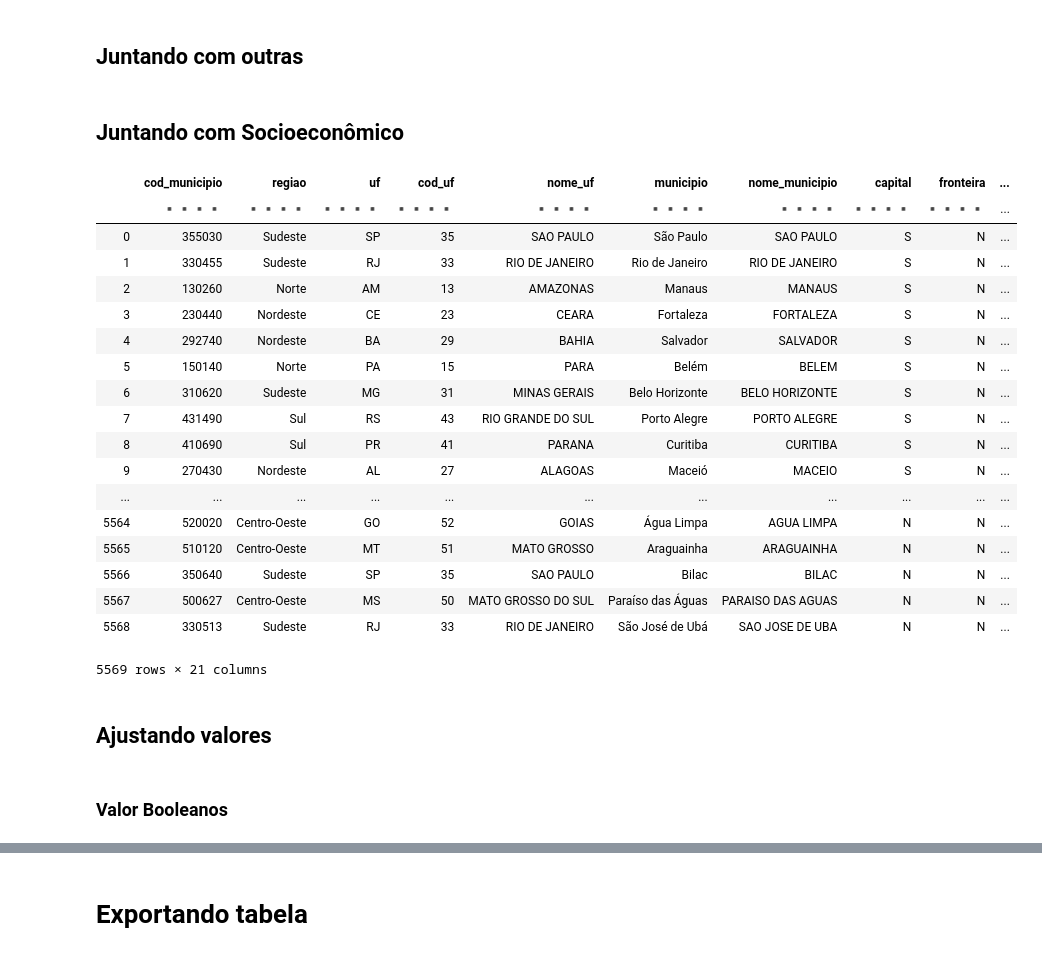
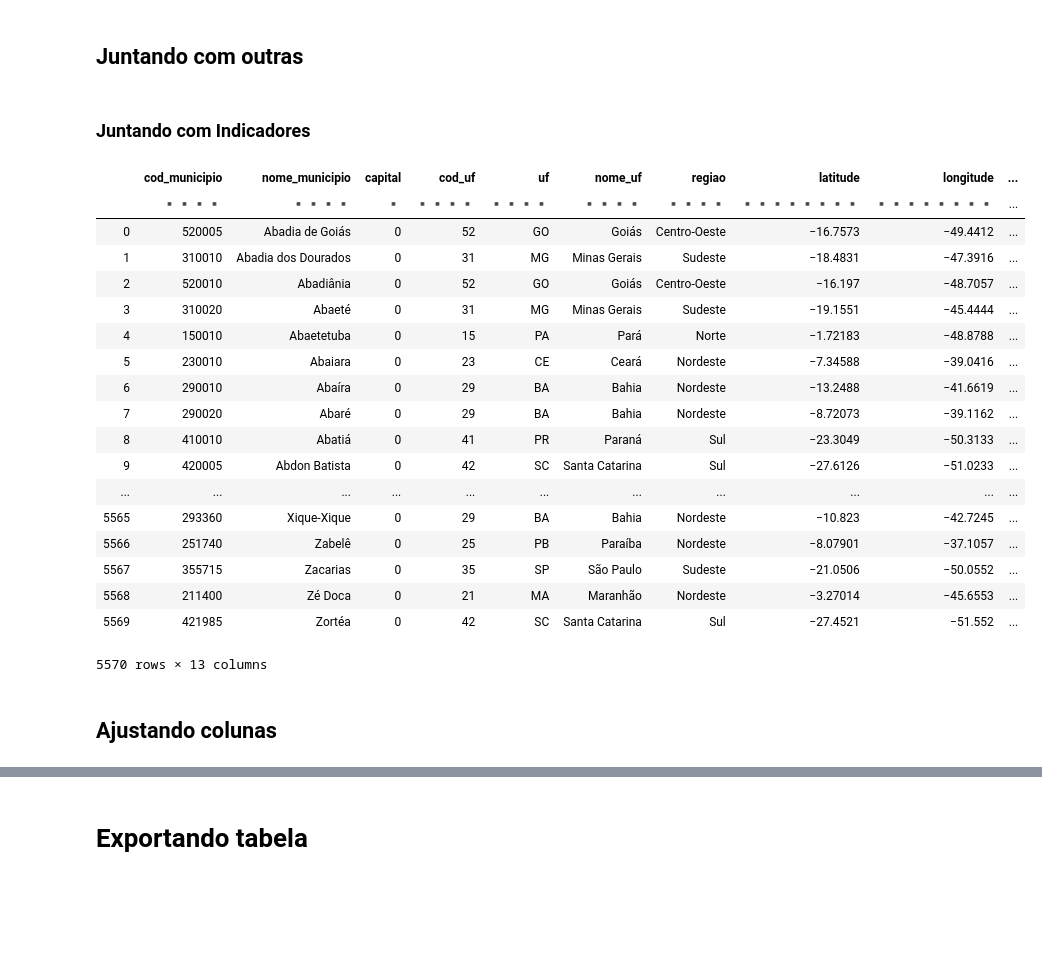
Before and after one commit to lucaslopes/gestantes, a Jupyter notebook: sections/table_muns.ipynb, the cells around one changed output, grey strips where cells are left out. Saved outputs shown, nothing was run; the diff lists cells and outputs as text; code cells hidden in the pictures; blank space fills up the shorter version.

```diff
--- a/sections/table_muns.ipynb
+++ b/sections/table_muns.ipynb
@@ -121,7 +74,7 @@ df_socioeco
 # %% [markdown]
 ### Municípios
 # %%
-df_munic = df_socioeco.loc[df_socioeco['tipo'] == 'MUNIC'].copy()
+df_munic = df_indc.loc[df_indc['tipo'] == 'MUNIC'].copy()
 df_munic.drop(columns=['tipo'], inplace=True)
 df_munic['codigo'] = df_munic['codigo'].apply(lambda x: (str(x).replace('.', '') + '00')[:6])
 df_munic['prefix'] = df_munic['codigo'].apply(lambda x: str(x)[:2])
@@ -196,35 +149,30 @@ df_socioeco
 # %% [markdown]
 ## Juntando com outras
 # %% [markdown]
-## Juntando com Socioeconômico
+### Juntando com Indicadores
-# %%
-df_socioeco.key = 'cod_municipio'
-df_mun = df_mun[:, :, dt.join(df_socioeco)]
-cols_mun = list(df_mun.names)
-cols_mun = cols_mun[:-2] + [cols_mun[-1]] + [cols_mun[-2]]
-df_mun = df_mun[:, cols_mun]
-df_mun
-# %% [output]
-|  | cod_municipio | regiao | uf | cod_uf | nome_uf | municipio | nome_municipio | capital | fronteira | ... |
-|  | ▪▪▪▪ | ▪▪▪▪ | ▪▪▪▪ | ▪▪▪▪ | ▪▪▪▪ | ▪▪▪▪ | ▪▪▪▪ | ▪▪▪▪ | ▪▪▪▪ | ... |
-| 0 | 355030 | Sudeste | SP | 35 | SAO PAULO | São Paulo | SAO PAULO | S | N | ... |
-| 1 | 330455 | Sudeste | RJ | 33 | RIO DE JANEIRO | Rio de Janeiro | RIO DE JANEIRO | S | N | ... |
-| 2 | 130260 | Norte | AM | 13 | AMAZONAS | Manaus | MANAUS | S | N | ... |
-| 3 | 230440 | Nordeste | CE | 23 | CEARA | Fortaleza | FORTALEZA | S | N | ... |
-| 4 | 292740 | Nordeste | BA | 29 | BAHIA | Salvador | SALVADOR | S | N | ... |
-| 5 | 150140 | Norte | PA | 15 | PARA | Belém | BELEM | S | N | ... |
-| 6 | 310620 | Sudeste | MG | 31 | MINAS GERAIS | Belo Horizonte | BELO HORIZONTE | S | N | ... |
-| 7 | 431490 | Sul | RS | 43 | RIO GRANDE DO SUL | Porto Alegre | PORTO ALEGRE | S | N | ... |
-| 8 | 410690 | Sul | PR | 41 | PARANA | Curitiba | CURITIBA | S | N | ... |
-| 9 | 270430 | Nordeste | AL | 27 | ALAGOAS | Maceió | MACEIO | S | N | ... |
-| ... | ... | ... | ... | ... | ... | ... | ... | ... | ... | ... |
-| 5564 | 520020 | Centro-Oeste | GO | 52 | GOIAS | Água Limpa | AGUA LIMPA | N | N | ... |
-| 5565 | 510120 | Centro-Oeste | MT | 51 | MATO GROSSO | Araguainha | ARAGUAINHA | N | N | ... |
-| 5566 | 350640 | Sudeste | SP | 35 | SAO PAULO | Bilac | BILAC | N | N | ... |
-| 5567 | 500627 | Centro-Oeste | MS | 50 | MATO GROSSO DO SUL | Paraíso das Águas | PARAISO DAS AGUAS | N | N | ... |
-| 5568 | 330513 | Sudeste | RJ | 33 | RIO DE JANEIRO | São José de Ubá | SAO JOSE DE UBA | N | N | ... |
-5569 rows × 21 columns
+# %%
+df_indc.key = 'cod_municipio'
+df_muns = df_loc[:, :, dt.join(df_indc)]
+df_muns
+# %% [output]
+|  | cod_municipio | nome_municipio | capital | cod_uf | uf | nome_uf | regiao | latitude | longitude | ... |
+|  | ▪▪▪▪ | ▪▪▪▪ | ▪ | ▪▪▪▪ | ▪▪▪▪ | ▪▪▪▪ | ▪▪▪▪ | ▪▪▪▪▪▪▪▪ | ▪▪▪▪▪▪▪▪ | ... |
+| 0 | 520005 | Abadia de Goiás | 0 | 52 | GO | Goiás | Centro-Oeste | −16.7573 | −49.4412 | ... |
+| 1 | 310010 | Abadia dos Dourados | 0 | 31 | MG | Minas Gerais | Sudeste | −18.4831 | −47.3916 | ... |
+| 2 | 520010 | Abadiânia | 0 | 52 | GO | Goiás | Centro-Oeste | −16.197 | −48.7057 | ... |
+| 3 | 310020 | Abaeté | 0 | 31 | MG | Minas Gerais | Sudeste | −19.1551 | −45.4444 | ... |
+| 4 | 150010 | Abaetetuba | 0 | 15 | PA | Pará | Norte | −1.72183 | −48.8788 | ... |
+| 5 | 230010 | Abaiara | 0 | 23 | CE | Ceará | Nordeste | −7.34588 | −39.0416 | ... |
+| 6 | 290010 | Abaíra | 0 | 29 | BA | Bahia | Nordeste | −13.2488 | −41.6619 | ... |
+| 7 | 290020 | Abaré | 0 | 29 | BA | Bahia | Nordeste | −8.72073 | −39.1162 | ... |
+| 8 | 410010 | Abatiá | 0 | 41 | PR | Paraná | Sul | −23.3049 | −50.3133 | ... |
+| 9 | 420005 | Abdon Batista | 0 | 42 | SC | Santa Catarina | Sul | −27.6126 | −51.0233 | ... |
+| ... | ... | ... | ... | ... | ... | ... | ... | ... | ... | ... |
+| 5565 | 293360 | Xique-Xique | 0 | 29 | BA | Bahia | Nordeste | −10.823 | −42.7245 | ... |
+| 5566 | 251740 | Zabelê | 0 | 25 | PB | Paraíba | Nordeste | −8.07901 | −37.1057 | ... |
+| 5567 | 355715 | Zacarias | 0 | 35 | SP | São Paulo | Sudeste | −21.0506 | −50.0552 | ... |
+| 5568 | 211400 | Zé Doca | 0 | 21 | MA | Maranhão | Nordeste | −3.27014 | −45.6553 | ... |
+| 5569 | 421985 | Zortéa | 0 | 42 | SC | Santa Catarina | Sul | −27.4521 | −51.552 | ... |
+5570 rows × 13 columns
 # %% [markdown]
-## Ajustando valores
+## Ajustando colunas
-# %% [markdown]
-### Valor Booleanos
```
Also changed, not shown: parts of 21 cells of this notebook, 12 other files.
